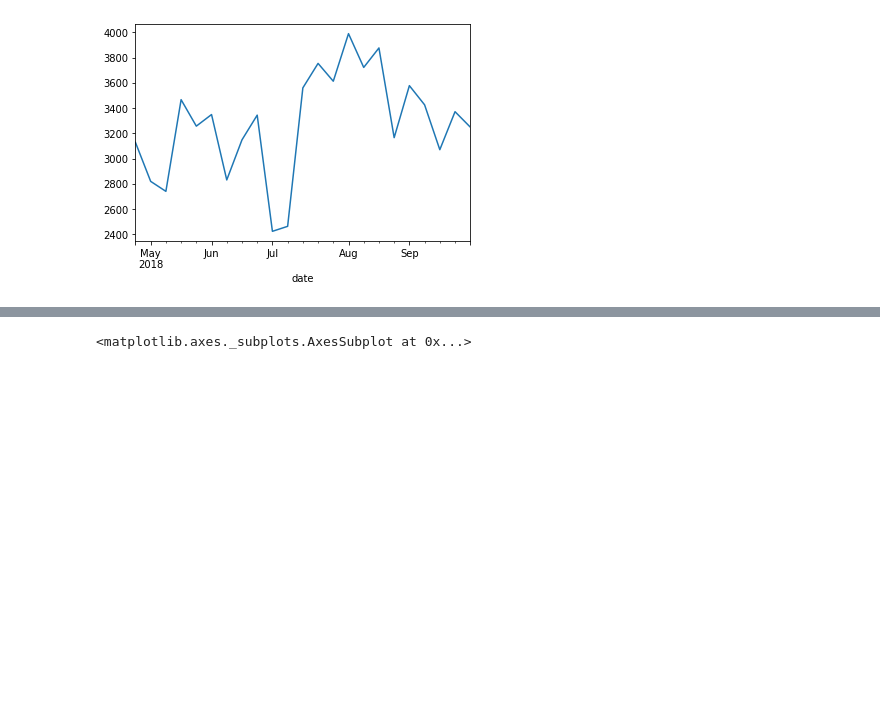
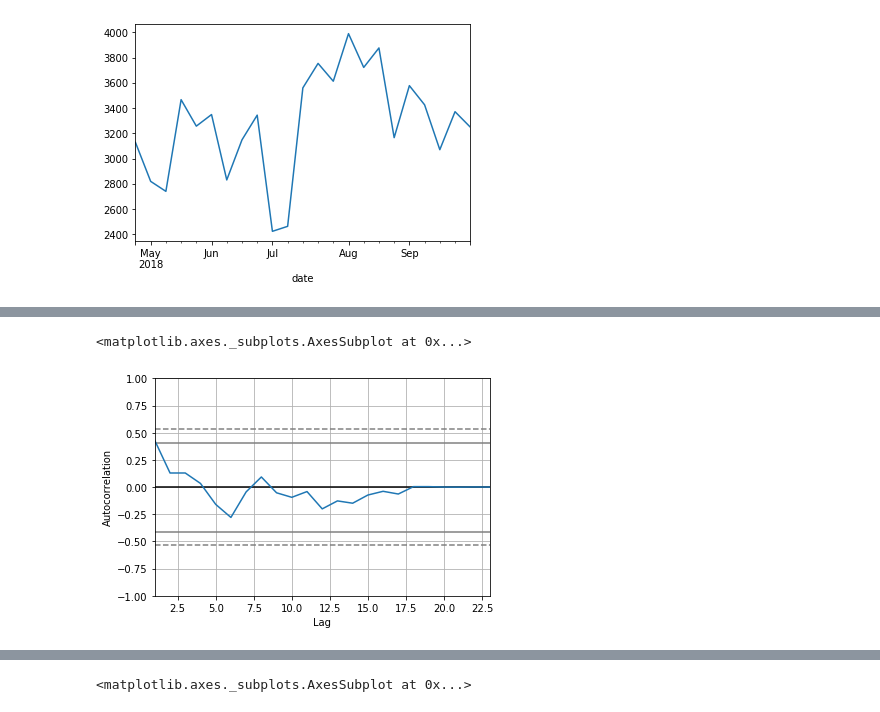
Before and after one commit to ThompsonBethany01/Its-About-Time-Series, a Jupyter notebook: Data_Summary.ipynb, the cells around one changed output, grey strips where cells are left out. Saved outputs shown, nothing was run; the diff lists cells and outputs as text; code cells hidden in the pictures; blank space fills up the shorter version.

```diff
--- a/Data_Summary.ipynb
+++ b/Data_Summary.ipynb
@@ -151,0 +175,5 @@ train.cals_burned.resample('W').mean().plot()
+# %%
+pd.plotting.autocorrelation_plot(train.cals_burned.resample('W').mean())
+# %% [output]
+<matplotlib.axes._subplots.AxesSubplot at 0x...>
+[figure, added]
```
Also changed, not shown: parts of 25 cells of this notebook.
